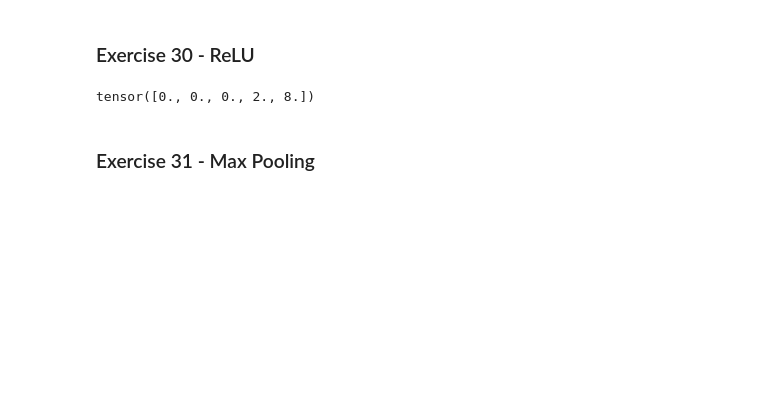
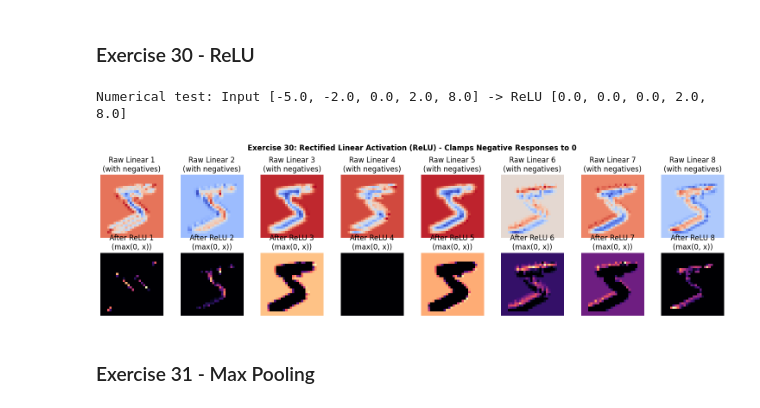
Before and after one commit to Advaith4/CV---FWC, a Jupyter notebook: computer_vision_exercises.ipynb, the cells around one changed output. Cells and saved outputs as stored; diff of their text form; code cells hidden in the pictures; blank space fills up the shorter version.

```diff
--- a/computer_vision_exercises.ipynb
+++ b/computer_vision_exercises.ipynb
@@ -461,10 +549,29 @@ torch.Size([1, 8, 16, 16])
 ### Exercise 30 - ReLU
 # %%
 relu = nn.ReLU()
-x = torch.tensor([-5., -2., 0., 2., 8.])
-print(relu(x))
+num_test = torch.tensor([-5., -2., 0., 2., 8.])
+print(f"Numerical test: Input {num_test.tolist()} -> ReLU {relu(num_test).tolist()}")
+
+# Apply ReLU to convolution feature maps
+raw_features = conv_padded(x)
+relu_features = relu(raw_features)
+
+fig, axes = plt.subplots(2, 8, figsize=(15, 4.2))
+for i in range(8):
+    axes[0, i].imshow(raw_features[0, i].detach().numpy(), cmap='coolwarm')
+    axes[0, i].set_title(f"Raw Linear {i+1}\n(with negatives)")
+    axes[0, i].axis('off')
+
+    axes[1, i].imshow(relu_features[0, i].detach().numpy(), cmap='magma')
+    axes[1, i].set_title(f"After ReLU {i+1}\n(max(0, x))")
+    axes[1, i].axis('off')
+
+plt.suptitle("Exercise 30: Rectified Linear Activation (ReLU) - Clamps Negative Responses to 0", fontsize=12, fontweight='bold')
+plt.tight_layout()
+plt.show()
 # %% [output]
-tensor([0., 0., 0., 2., 8.])
+Numerical test: Input [-5.0, -2.0, 0.0, 2.0, 8.0] -> ReLU [0.0, 0.0, 0.0, 2.0, 8.0]
+[figure, added]
 # %% [markdown]
 ### Exercise 31 - Max Pooling
 # %%
```
Also changed, not shown: parts of 16 cells of this notebook, 1 other file.
